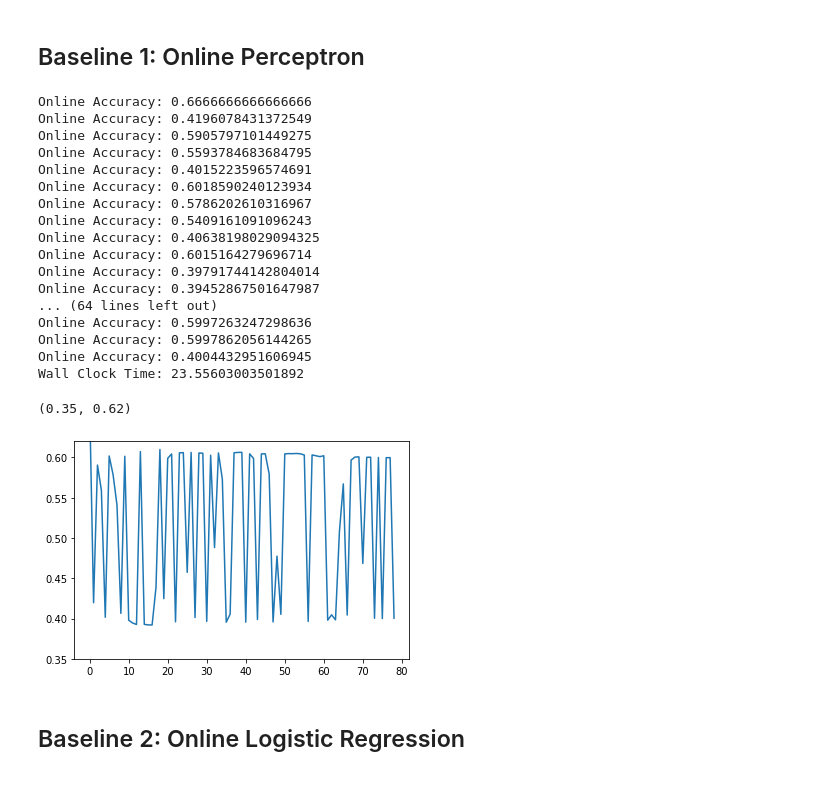
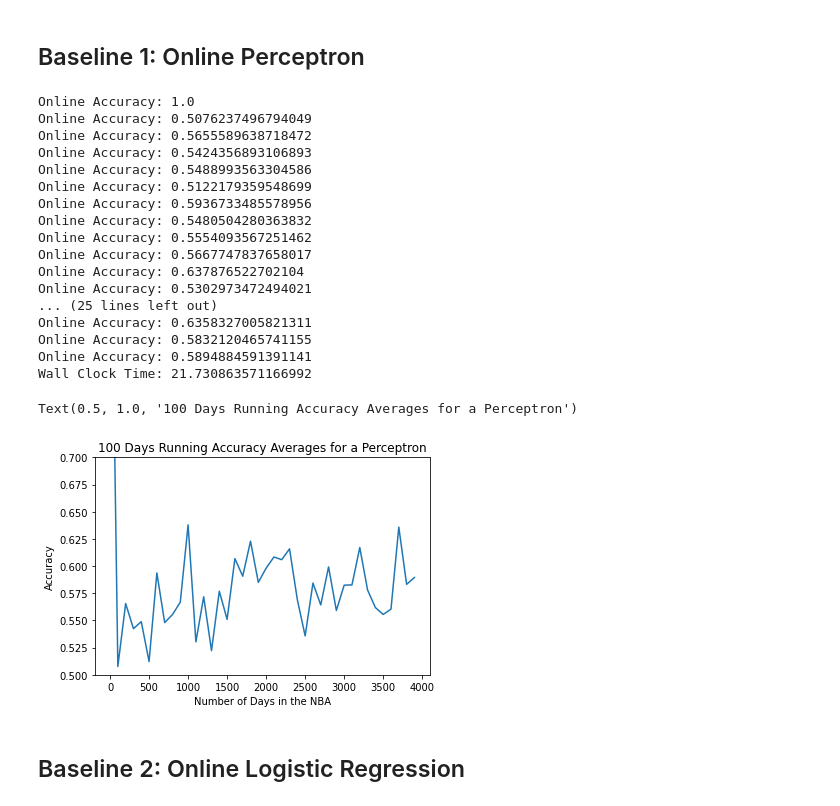
Before and after one commit to Silver-Scripters/online-model, a Jupyter notebook: models.ipynb, the cells around one changed output. Drawn from its saved outputs; the diff is of its cells as text; code cells hidden in the pictures.

```diff
--- a/models.ipynb
+++ b/models.ipynb
@@ -163,50 +150,59 @@ Name: dates, Length: 21657, dtype: object
 from sklearn.linear_model import Perceptron
 
 accuracies = []
-Y_test = batches[0].iloc[:, -1].to_numpy()
-X_test = batches[0].iloc[:, :-2].to_numpy()
+acc = [0, 0]
 start = time.time()
+# Initialize Model
+estimator = Perceptron(tol=1e-3, random_state=0)
 for i in range(len(batches)):
-    if i < len(batches) - 1:
-      Y = batches[i].iloc[:, -1].to_numpy()
-      X = batches[i].iloc[:, :-2].to_numpy()
+    # Determine training batch for this day
+    Y = batches[i].iloc[:, -1].to_numpy()
+    X = batches[i].iloc[:, :-2].to_numpy()
     np.random.seed(42)
-    estimator = Perceptron(tol=1e-3, random_state=0)
+    # Train each sample of data for this batch
     for j in range(len(X)):
       estimator.partial_fit(np.asarray([X[j, :]]), np.asarray([Y[j]]), classes=[0, 1])
-    if i % 50 == 0:
+    if i < len(batches) - 1:
+      # Evaluate Model on Next Day Batch
+      X_test = batches[i+1].iloc[:, :-2].to_numpy()
+      Y_test = batches[i+1].iloc[:, -1].to_numpy()
+      acc[1] += len(X_test)
       predictions = estimator.predict(X_test)
-      accuracy = accuracy_score(Y_test, predictions)
-      print("Online Accuracy: {}".format(accuracy))
-      accuracies.append(accuracy)
-    X_test = np.concatenate((X_test, X), axis=0)
-    Y_test = np.concatenate((Y_test, Y), axis=0)
+      acc[0] += balanced_accuracy_score(Y_test, predictions)*len(X_test)
+      if i % 100 == 0:
+        print("Online Accuracy: {}".format(acc[0]/acc[1]))
+        accuracies.append(acc[0]/acc[1])
+        acc[0] = 0
+        acc[1] = 0
 end = time.time()
 print("Wall Clock Time: {}".format(end - start))
 # %% [output]
-Online Accuracy: 0.6666666666666666
-Online Accuracy: 0.4196078431372549
-Online Accuracy: 0.5905797101449275
-Online Accuracy: 0.5593784683684795
-Online Accuracy: 0.4015223596574691
-Online Accuracy: 0.6018590240123934
-Online Accuracy: 0.5786202610316967
-Online Accuracy: 0.5409161091096243
-Online Accuracy: 0.40638198029094325
-Online Accuracy: 0.6015164279696714
-Online Accuracy: 0.39791744142804014
-Online Accuracy: 0.39452867501647987
-... (64 lines left out)
-Online Accuracy: 0.5997263247298636
-Online Accuracy: 0.5997862056144265
-Online Accuracy: 0.4004432951606945
-Wall Clock Time: 23.55603003501892
+Online Accuracy: 1.0
+Online Accuracy: 0.5076237496794049
+Online Accuracy: 0.5655589638718472
+Online Accuracy: 0.5424356893106893
+Online Accuracy: 0.5488993563304586
+Online Accuracy: 0.5122179359548699
+Online Accuracy: 0.5936733485578956
+Online Accuracy: 0.5480504280363832
+Online Accuracy: 0.5554093567251462
+Online Accuracy: 0.5667747837658017
+Online Accuracy: 0.637876522702104
+Online Accuracy: 0.5302973472494021
+... (25 lines left out)
+Online Accuracy: 0.6358327005821311
+Online Accuracy: 0.5832120465741155
+Online Accuracy: 0.5894884591391141
+Wall Clock Time: 21.730863571166992
-# %%
-plt.plot(list(range(len(accuracies))), accuracies)
-plt.ylim(0.35, 0.62)
-# %% [output]
-(0.35, 0.62)
-[figure, removed]
+# %%
+plt.plot([100*i for i in list(range(len(accuracies)))], accuracies)
+plt.ylim(0.50, 0.7)
+plt.xlabel('Number of Days in the NBA')
+plt.ylabel('Accuracy')
+plt.title('100 Days Running Accuracy Averages for a Perceptron')
+# %% [output]
+Text(0.5, 1.0, '100 Days Running Accuracy Averages for a Perceptron')
+[figure, added]
 # %% [markdown]
 ## Baseline 2: Online Logistic Regression
 # %%
```
Also changed, not shown: parts of 25 cells of this notebook.
